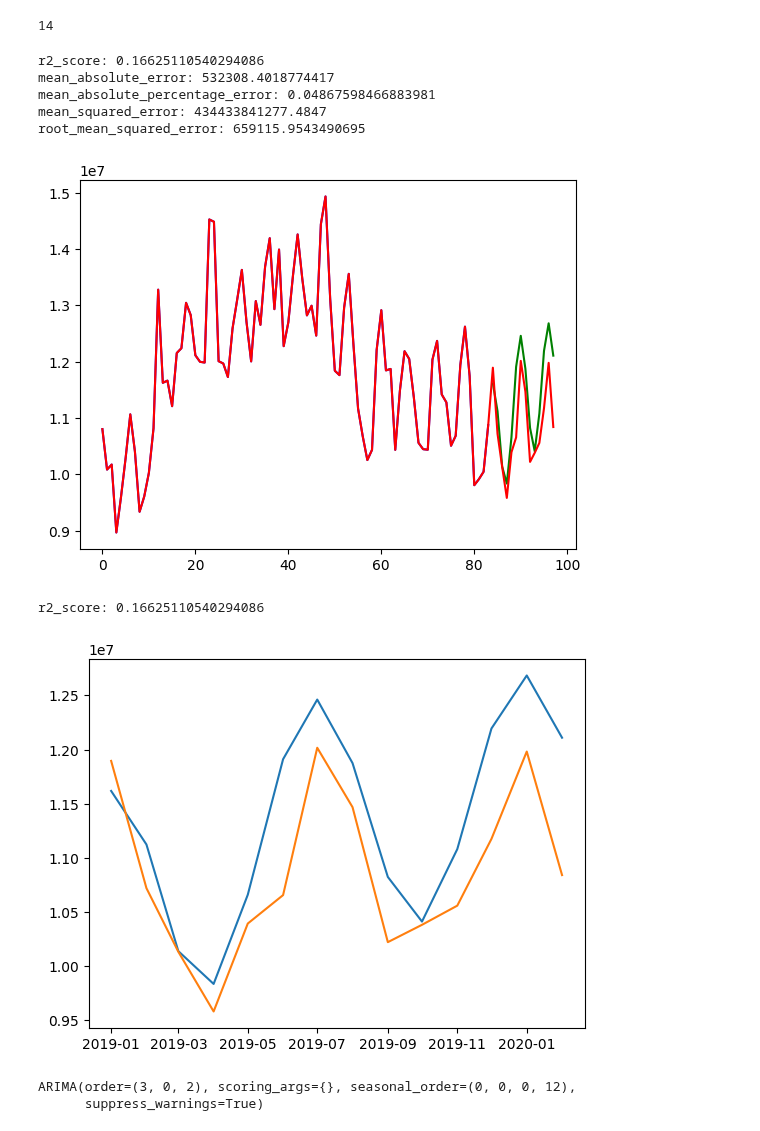
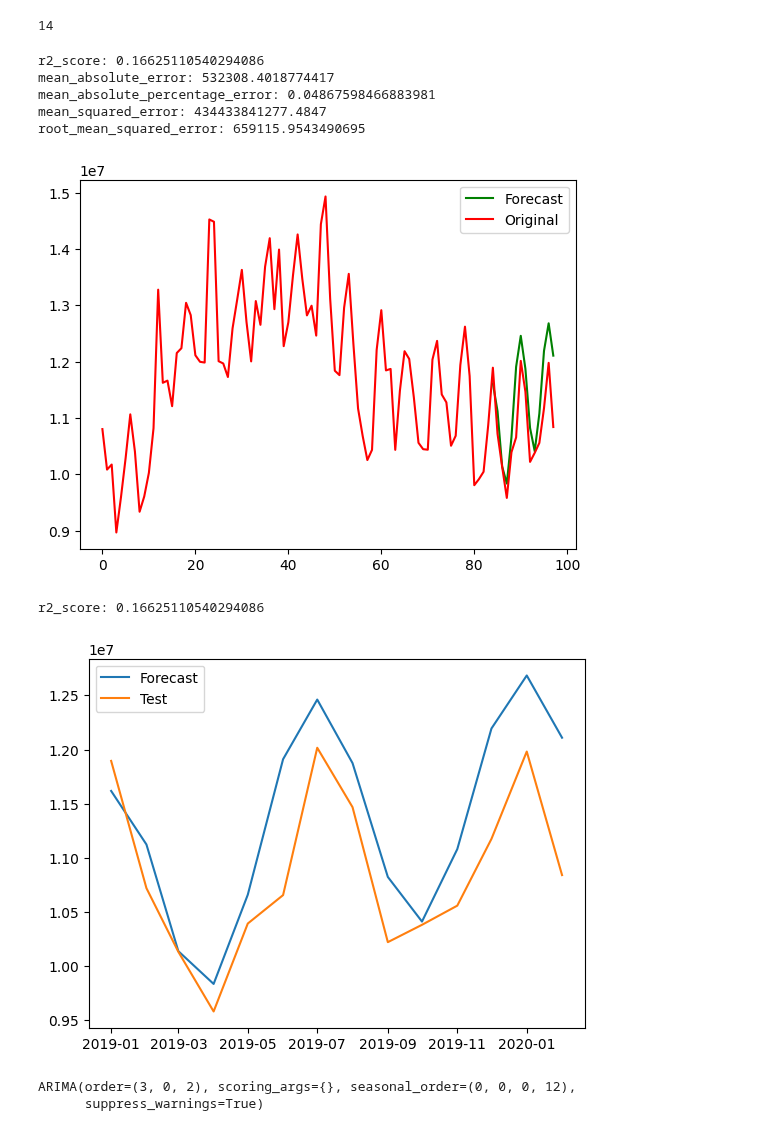
Before and after one commit to tomashbk/electric_energy_demand_argentina, a Jupyter notebook: sarima.ipynb, the cells around one changed output. Saved outputs shown, nothing was run; the diff lists cells and outputs as text; code cells hidden in the pictures.

```diff
--- a/sarima.ipynb
+++ b/sarima.ipynb
@@ -174,31 +177,32 @@ forecasts_test_pmarima = model.predict(test.shape[0])  # predict N steps into th
 # %%
 # Visualize the forecasts (blue=train, green=forecasts)
 print(f'r2_score: {r2_score(test, forecasts_test_pmarima)}')
 print(f'mean_absolute_error: {mean_absolute_error(test, forecasts_test_pmarima)}')
 print(f'mean_absolute_percentage_error: {mean_absolute_percentage_error(test, forecasts_test_pmarima)}')
 print(f'mean_squared_error: {mean_squared_error(test, forecasts_test_pmarima)}')
 print(f'root_mean_squared_error: {np.sqrt(mean_squared_error(test, forecasts_test_pmarima))}')
 x = np.arange(df_time_series[['demand_MWh']].size)
-plt.plot(x[:(df_time_series[['demand_MWh']].size-14)], train, c='blue')
-plt.plot(x[(df_time_series[['demand_MWh']].size-14):], forecasts_test_pmarima, c='green')
-plt.plot(x, df_time_series[['demand_MWh']], c='red')
+plt.plot(x[(df_time_series[['demand_MWh']].size-14):], forecasts_test_pmarima, c='green', label= 'Forecast')
+plt.plot(x, df_time_series[['demand_MWh']], c='red', label= 'Original')
+plt.legend()
 plt.show()
 # %% [output]
 r2_score: 0.16625110540294086
 mean_absolute_error: 532308.4018774417
 mean_absolute_percentage_error: 0.04867598466883981
 mean_squared_error: 434433841277.4847
 root_mean_squared_error: 659115.9543490695
-[figure, old version]
+[figure, new version]
 # %%
 
 print(f'r2_score: {r2_score(test, forecasts_test_pmarima)}')
-plt.plot(forecasts_test_pmarima)
-plt.plot(test)
+plt.plot(forecasts_test_pmarima, label='Forecast')
+plt.plot(test, label='Test')
+plt.legend()
 plt.show()
 # %% [output]
 r2_score: 0.16625110540294086
-[figure, old version]
+[figure, new version]
 # %%
 model
 # %% [output]
```
Also changed, not shown: parts of 23 cells of this notebook, 2 other files.
